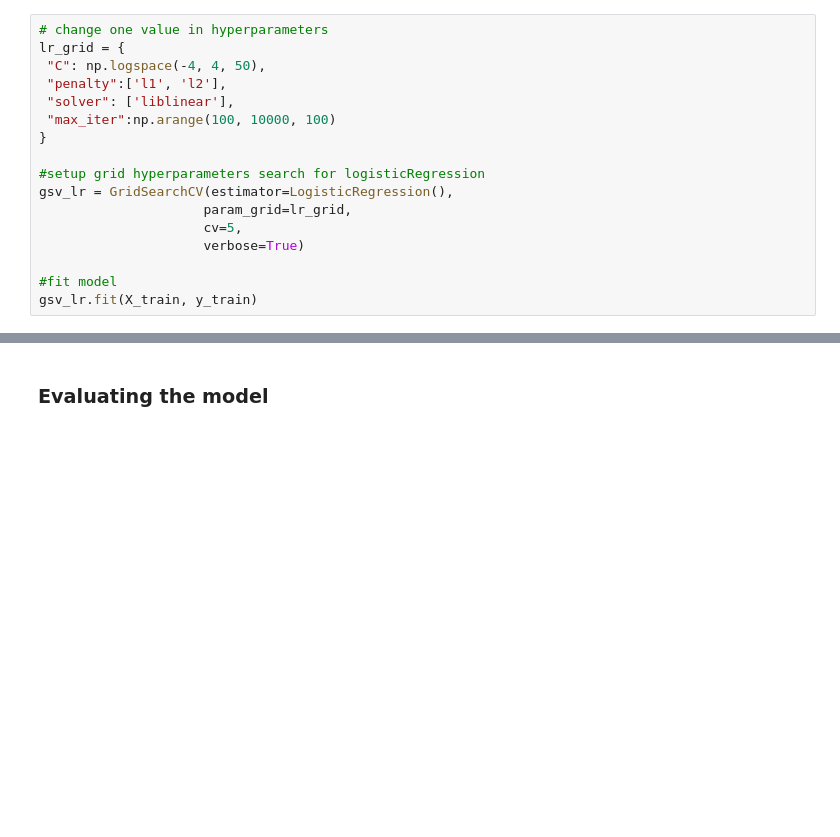
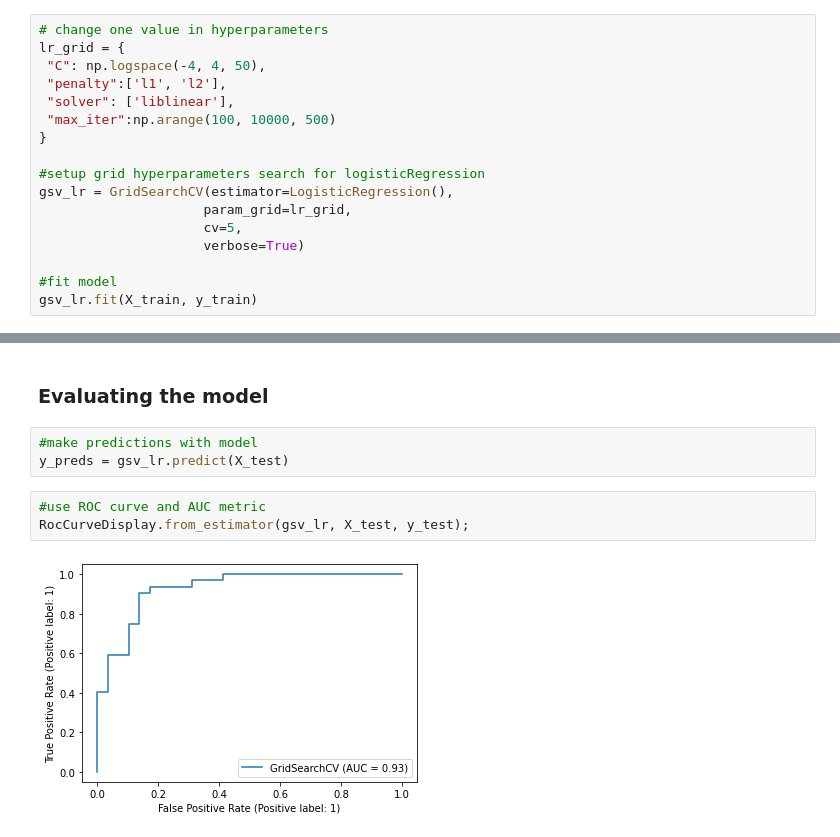
Before and after one commit to A1DS19/heart-desease-detector-classifier, a Jupyter notebook: heart-disease-classification.ipynb, the cells around one changed output, grey strips where cells are left out. Drawn from its saved outputs; the diff is of its cells as text; blank space fills up the shorter version.

```diff
--- a/heart-disease-classification.ipynb
+++ b/heart-disease-classification.ipynb
@@ -400,7 +400,7 @@ lr_grid = {
  "C": np.logspace(-4, 4, 50),
  "penalty":['l1', 'l2'],
  "solver": ['liblinear'],
- "max_iter":np.arange(100, 10000, 100)
+ "max_iter":np.arange(100, 10000, 500)
 }
 
 #setup grid hyperparameters search for logisticRegression
@@ -442,3 +442,11 @@ gsv_lr.score(X_test, y_test)
 0.8852459016393442
 # %% [markdown]
 ### Evaluating the model
+# %%
+#make predictions with model
+y_preds = gsv_lr.predict(X_test)
+# %%
+#use ROC curve and AUC metric
+RocCurveDisplay.from_estimator(gsv_lr, X_test, y_test);
+# %% [output]
+[figure, added]
```
Also changed, not shown: parts of 13 cells of this notebook.
